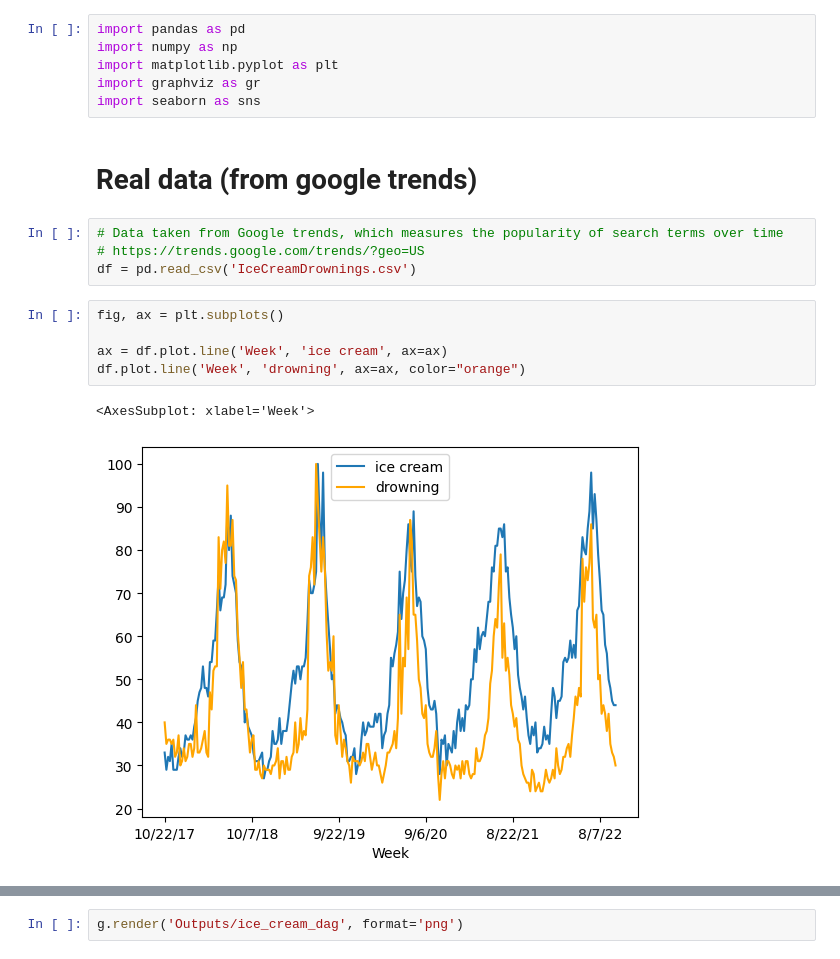
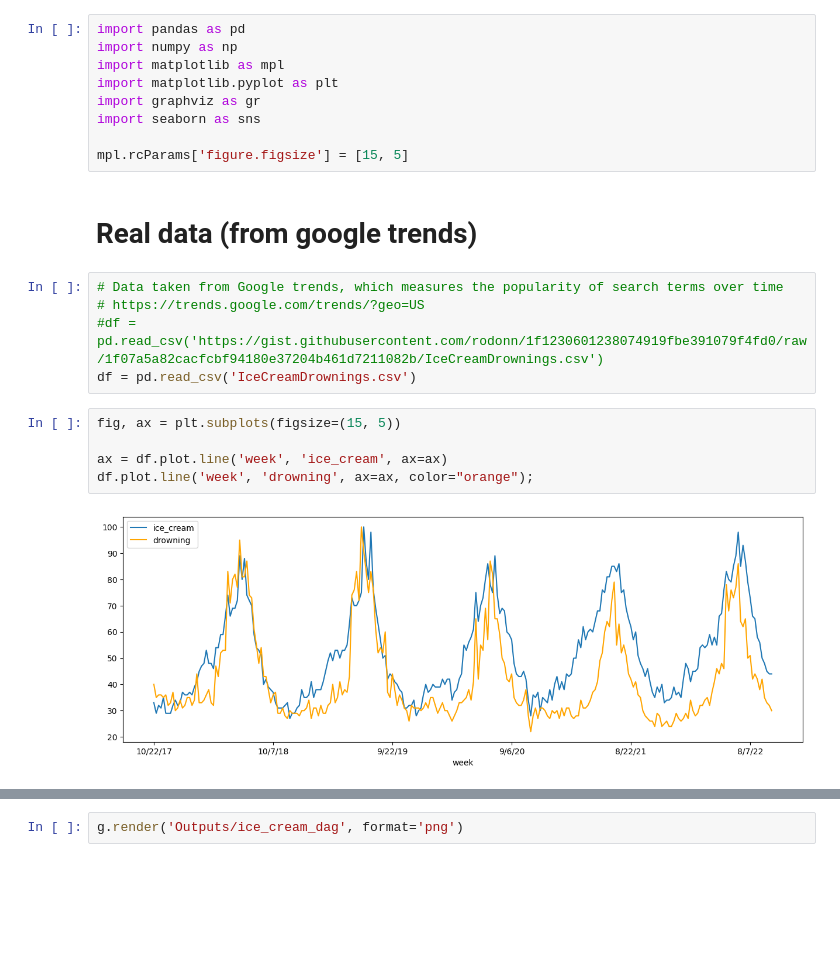
Before and after one commit to rodonn/causal, a Jupyter notebook: notebooks/session_1/1_ice_cream_drowning.ipynb, the cells around one changed output, grey strips where cells are left out. Drawn from its saved outputs; the diff is of its cells as text; blank space fills up the shorter version.

```diff
--- a/notebooks/session_1/1_ice_cream_drowning.ipynb
+++ b/notebooks/session_1/1_ice_cream_drowning.ipynb
@@ -1,21 +1,24 @@
 # %%
 import pandas as pd
 import numpy as np
+import matplotlib as mpl
 import matplotlib.pyplot as plt
 import graphviz as gr
 import seaborn as sns
+
+mpl.rcParams['figure.figsize'] = [15, 5]
 # %% [markdown]
 # Real data (from google trends)
 # %%
 # Data taken from Google trends, which measures the popularity of search terms over time
 # https://trends.google.com/trends/?geo=US
+#df = pd.read_csv('https://gist.githubusercontent.com/rodonn/1f1230601238074919fbe391079f4fd0/raw/1f07a5a82cacfcbf94180e37204b461d7211082b/IceCreamDrownings.csv')
 df = pd.read_csv('IceCreamDrownings.csv')
 # %%
-fig, ax = plt.subplots()
+fig, ax = plt.subplots(figsize=(15, 5))
 
-ax = df.plot.line('Week', 'ice cream', ax=ax)
-df.plot.line('Week', 'drowning', ax=ax, color="orange")
+ax = df.plot.line('week', 'ice_cream', ax=ax)
+df.plot.line('week', 'drowning', ax=ax, color="orange");
 # %% [output]
-<AxesSubplot: xlabel='Week'>
-[figure, old version]
+[figure, new version]
 # %%
```
Also changed, not shown: parts of 6 cells of this notebook, 9 other files.
